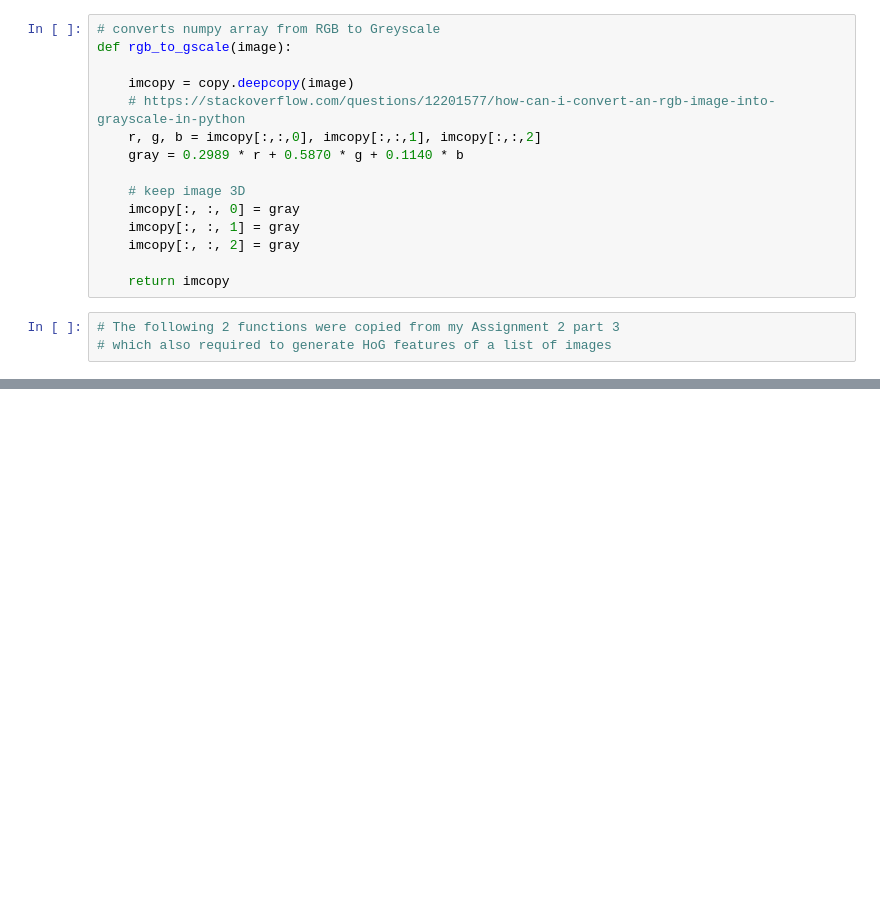
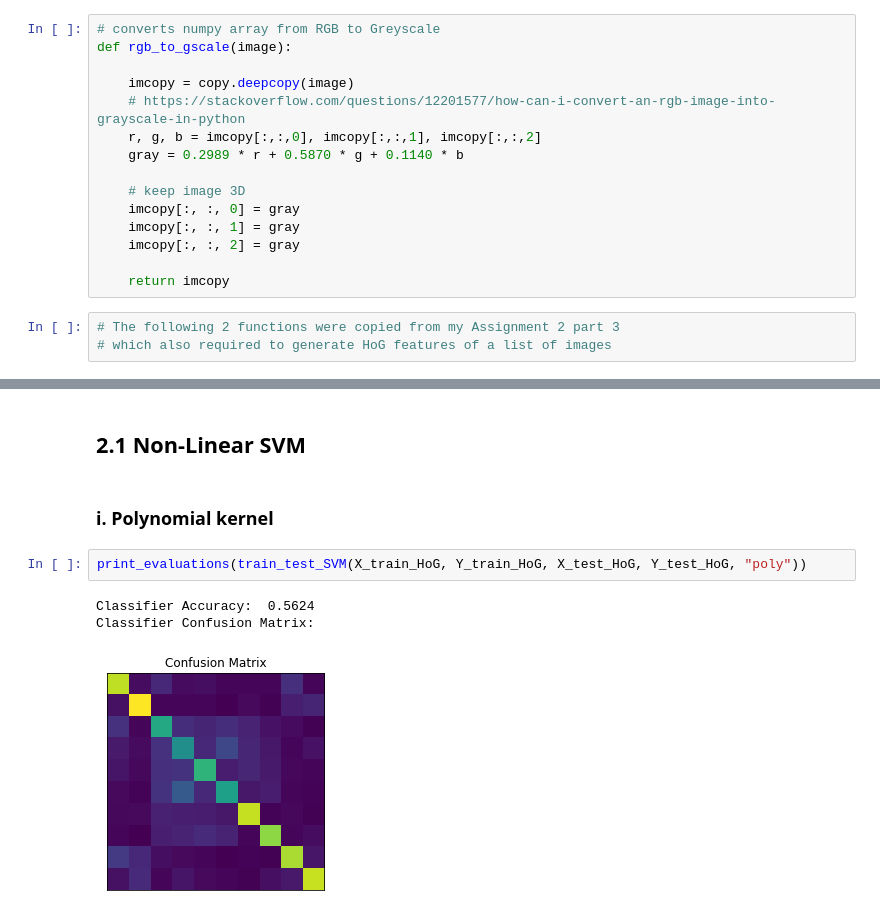
Before and after one commit to danielbairamian/ComputerVision, a Jupyter notebook: Assignment_4/DanielBairamian_ECSE415_A4.ipynb, the cells around one changed output, grey strips where cells are left out. Saved outputs shown, nothing was run; the diff lists cells and outputs as text; blank space fills up the shorter version.

```diff
--- a/Assignment_4/DanielBairamian_ECSE415_A4.ipynb
+++ b/Assignment_4/DanielBairamian_ECSE415_A4.ipynb
@@ -173,0 +278,10 @@ X_train_labels       = [x[1] for x in X_train]
+# %% [markdown]
+## 2.1 Non-Linear SVM
+# %% [markdown]
+### i. Polynomial kernel
+# %%
+print_evaluations(train_test_SVM(X_train_HoG, Y_train_HoG, X_test_HoG, Y_test_HoG, "poly"))
+# %% [output]
+Classifier Accuracy:  0.5624
+Classifier Confusion Matrix:
+[figure, added]
```
Also changed, not shown: parts of 41 cells of this notebook.
